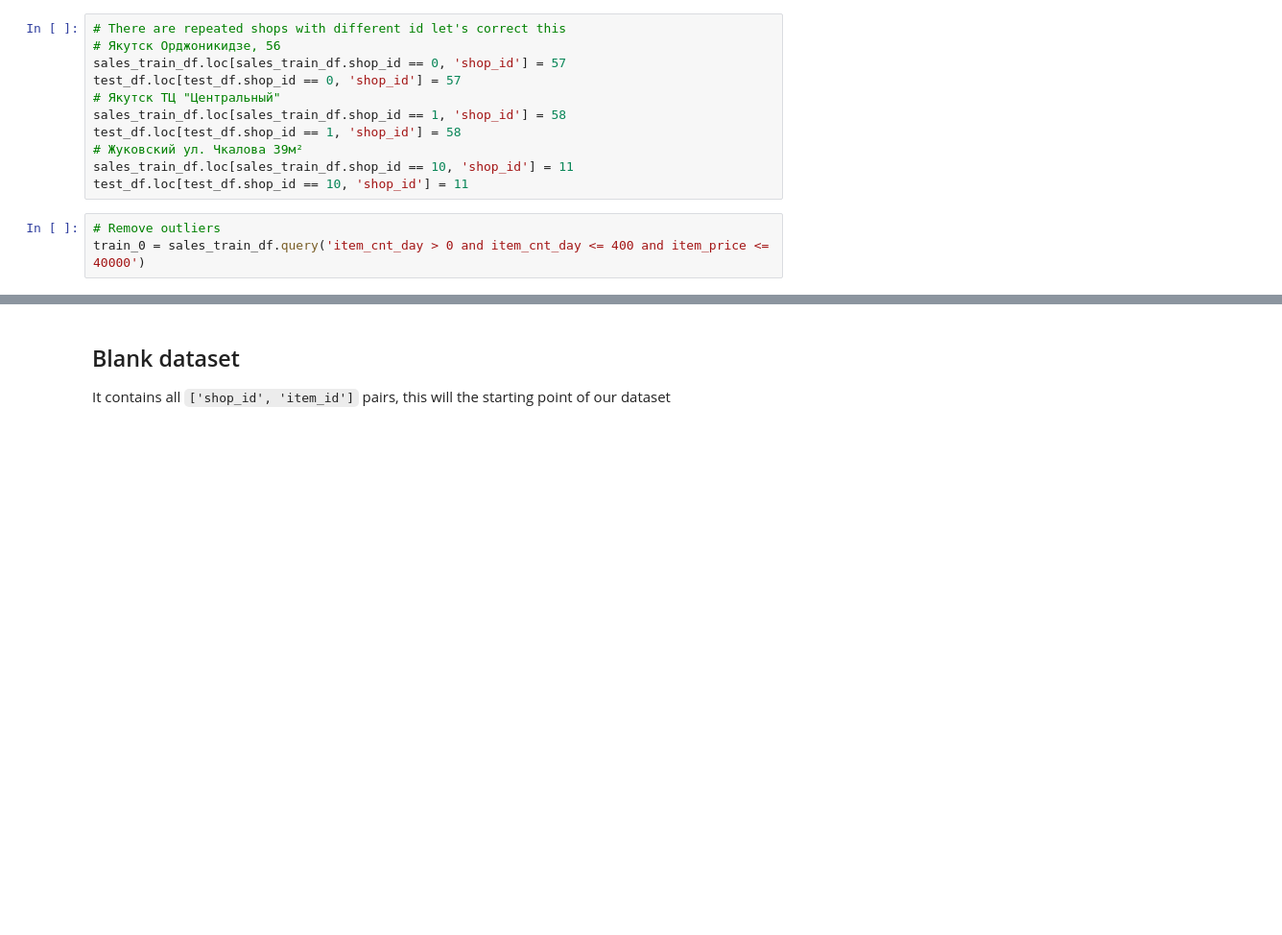
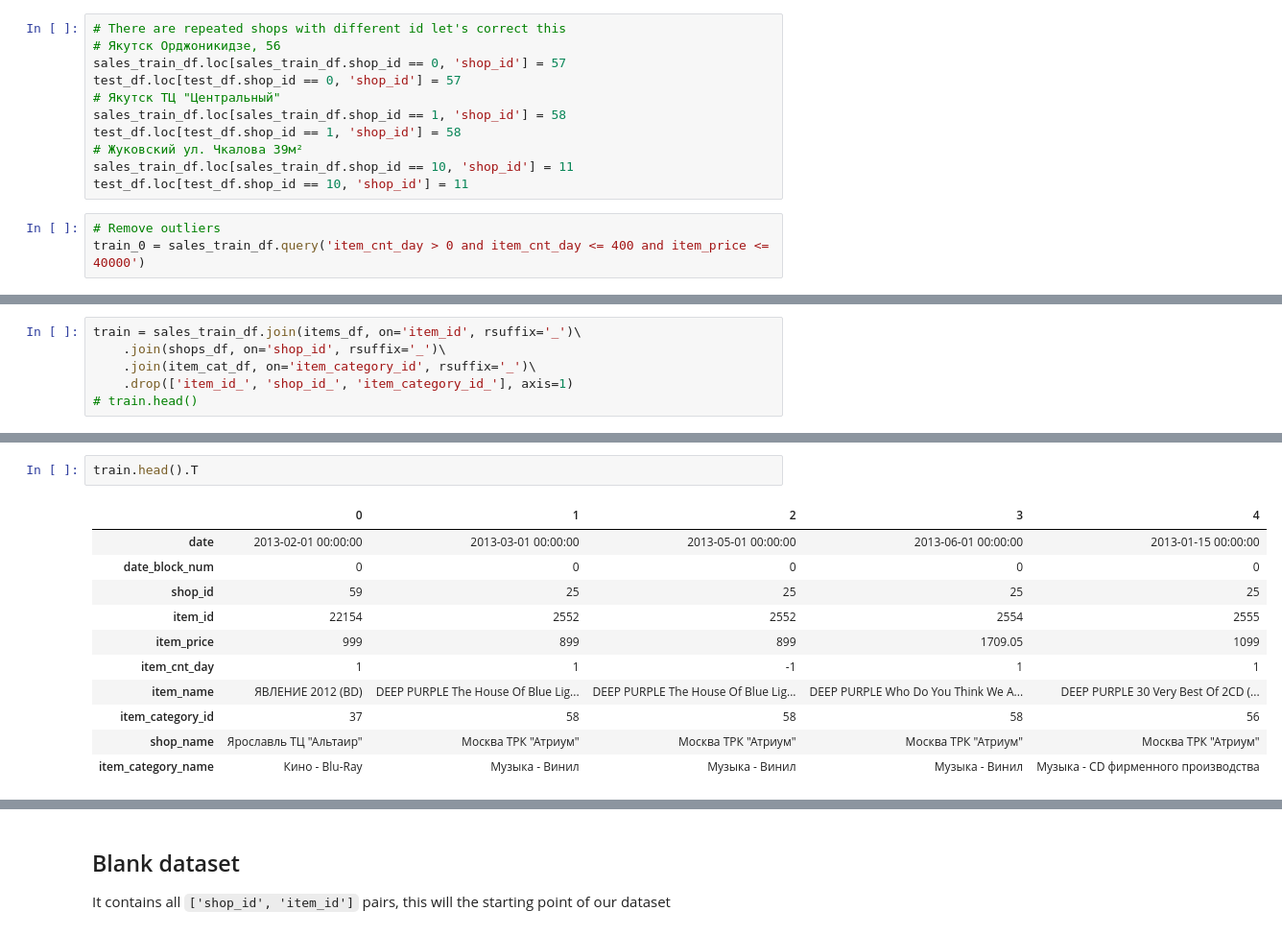
Before and after one commit to data-science-if-usp/kaggle, a Jupyter notebook: pablo/Predict Future Sales.ipynb, the cells around one changed output, grey strips where cells are left out. Shown: that part at 96% size. Cells and saved outputs as stored; diff of their text form; blank space fills up the shorter version.

```diff
--- a/pablo/Predict Future Sales.ipynb
+++ b/pablo/Predict Future Sales.ipynb
@@ -92,0 +149,6 @@ train_0 = sales_train_df.query('item_cnt_day > 0 and item_cnt_day <= 400 and ite
+# %%
+train = sales_train_df.join(items_df, on='item_id', rsuffix='_')\
+    .join(shops_df, on='shop_id', rsuffix='_')\
+    .join(item_cat_df, on='item_category_id', rsuffix='_')\
+    .drop(['item_id_', 'shop_id_', 'item_category_id_'], axis=1)
+# train.head()
@@ -92,0 +162,14 @@ train_0 = sales_train_df.query('item_cnt_day > 0 and item_cnt_day <= 400 and ite
+# %%
+train.head().T
+# %% [output]
+|  | 0 | 1 | 2 | 3 | 4 |
+| date | 2013-02-01 00:00:00 | 2013-03-01 00:00:00 | 2013-05-01 00:00:00 | 2013-06-01 00:00:00 | 2013-01-15 00:00:00 |
+| date_block_num | 0 | 0 | 0 | 0 | 0 |
+| shop_id | 59 | 25 | 25 | 25 | 25 |
+| item_id | 22154 | 2552 | 2552 | 2554 | 2555 |
+| item_price | 999 | 899 | 899 | 1709.05 | 1099 |
+| item_cnt_day | 1 | 1 | -1 | 1 | 1 |
+| item_name | ЯВЛЕНИЕ 2012 (BD) | DEEP PURPLE The House Of Blue Lig... | DEEP PURPLE The House Of Blue Lig... | DEEP PURPLE Who Do You Think We A... | DEEP PURPLE 30 Very Best Of 2CD (... |
+| item_category_id | 37 | 58 | 58 | 58 | 56 |
+| shop_name | Ярославль ТЦ "Альтаир" | Москва ТРК "Атриум" | Москва ТРК "Атриум" | Москва ТРК "Атриум" | Москва ТРК "Атриум" |
+| item_category_name | Кино - Blu-Ray | Музыка - Винил | Музыка - Винил | Музыка - Винил | Музыка - CD фирменного производства |
```
Also changed, not shown: parts of 17 cells of this notebook.
